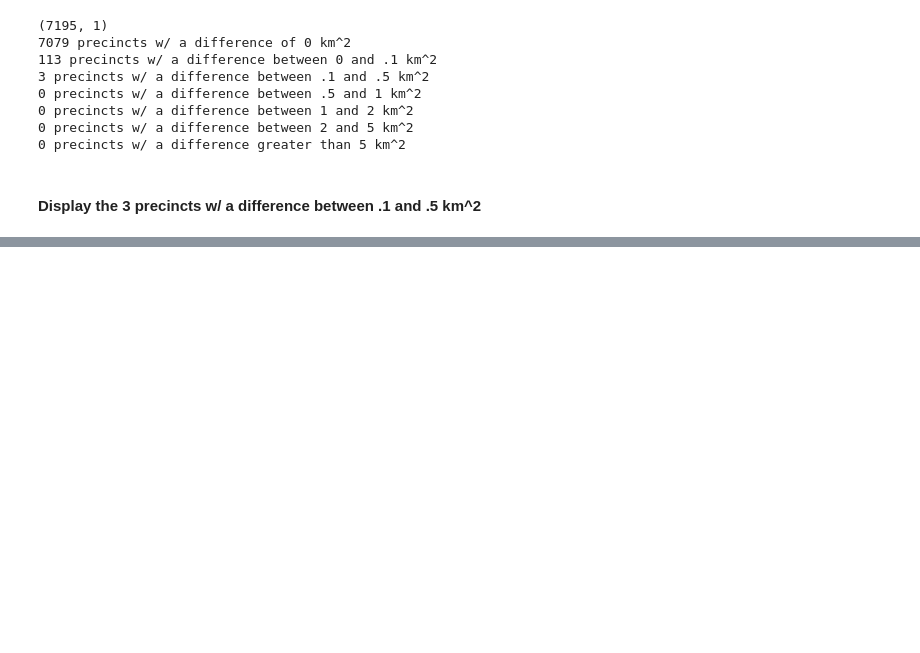
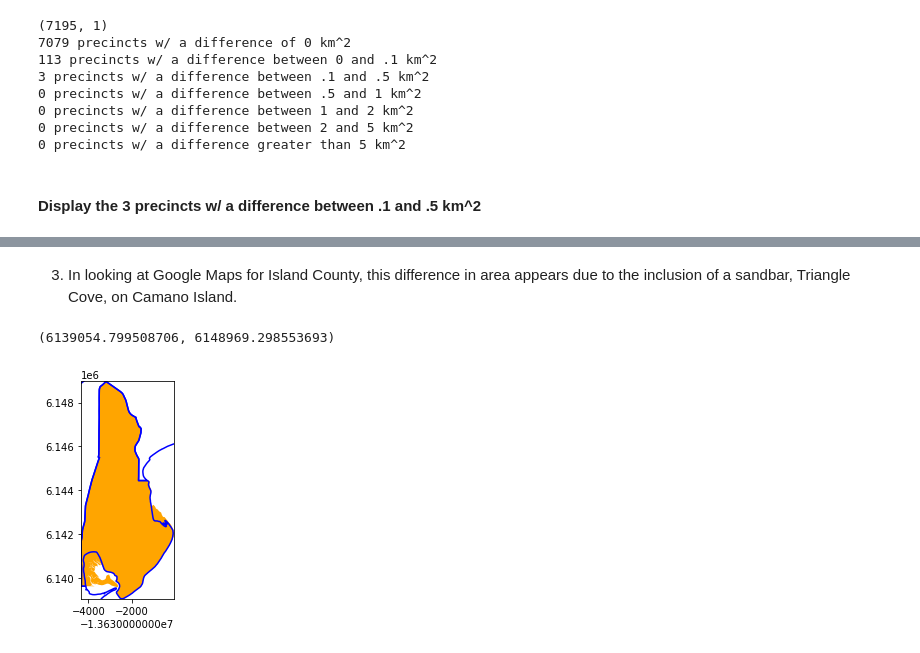
Before and after one commit to nonpartisan-redistricting-datahub/pdv-wa, a Jupyter notebook: vest-wa-2016/VEST-WA-2016-validation.ipynb, the cells around one changed output, grey strips where cells are left out. Saved outputs shown, nothing was run; the diff lists cells and outputs as text; code cells hidden in the pictures; blank space fills up the shorter version.

```diff
--- a/vest-wa-2016/VEST-WA-2016-validation.ipynb
+++ b/vest-wa-2016/VEST-WA-2016-validation.ipynb
@@ -767,0 +782,11 @@ Text(0.5, 1.0, 'IS00000305')
+# %% [markdown]
+3. In looking at Google Maps for Island County, this difference in area appears due to the inclusion of a sandbar, Triangle Cove, on Camano Island.
+# %%
+ax = vest_geoms[vest_geoms['county'] == 'IS'].boundary.plot(color="blue")
+source_geoms[source_geoms['ST_CODE'] == 'IS00000305'].plot(color="orange",ax=ax)
+minx, miny, maxx, maxy = source_geoms[source_geoms['ST_CODE'] == 'IS00000305'].total_bounds
+ax.set_xlim(minx, maxx)
+ax.set_ylim(miny, maxy)
+# %% [output]
+(6139054.799508706, 6148969.298553693)
+[figure, added]
```
Also changed, not shown: parts of 5 cells of this notebook.
